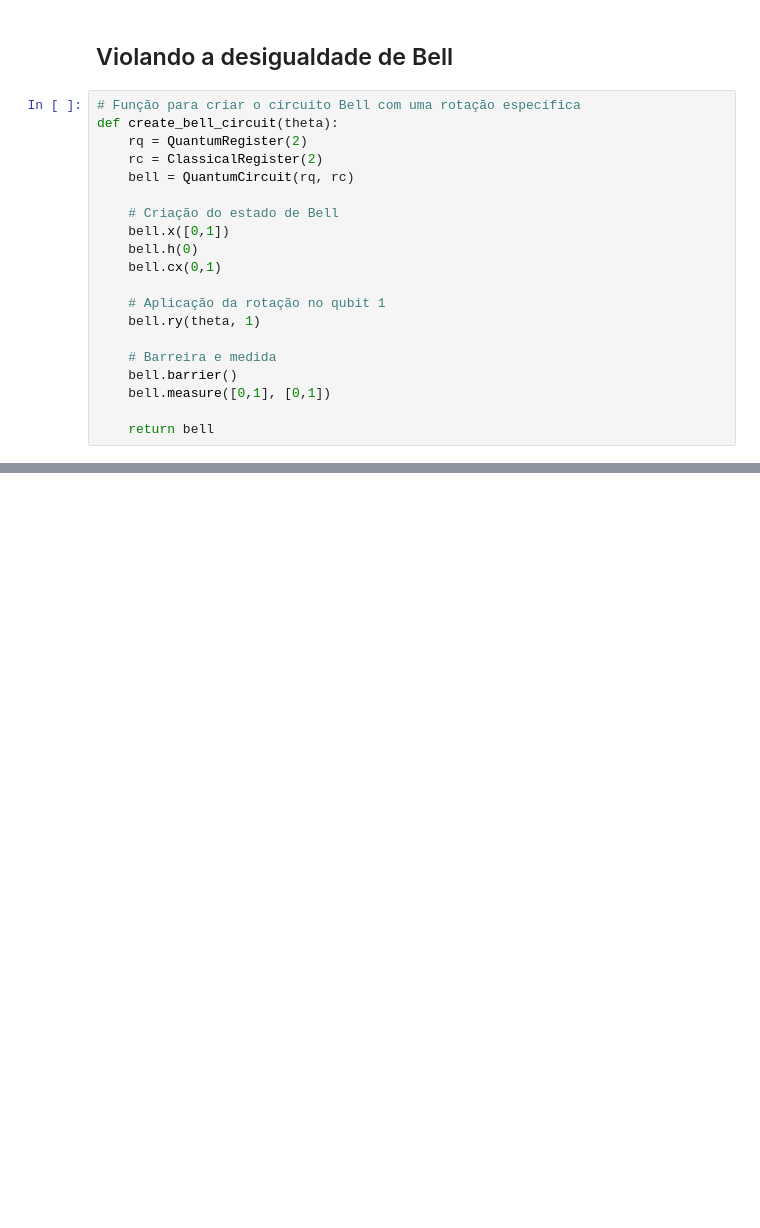
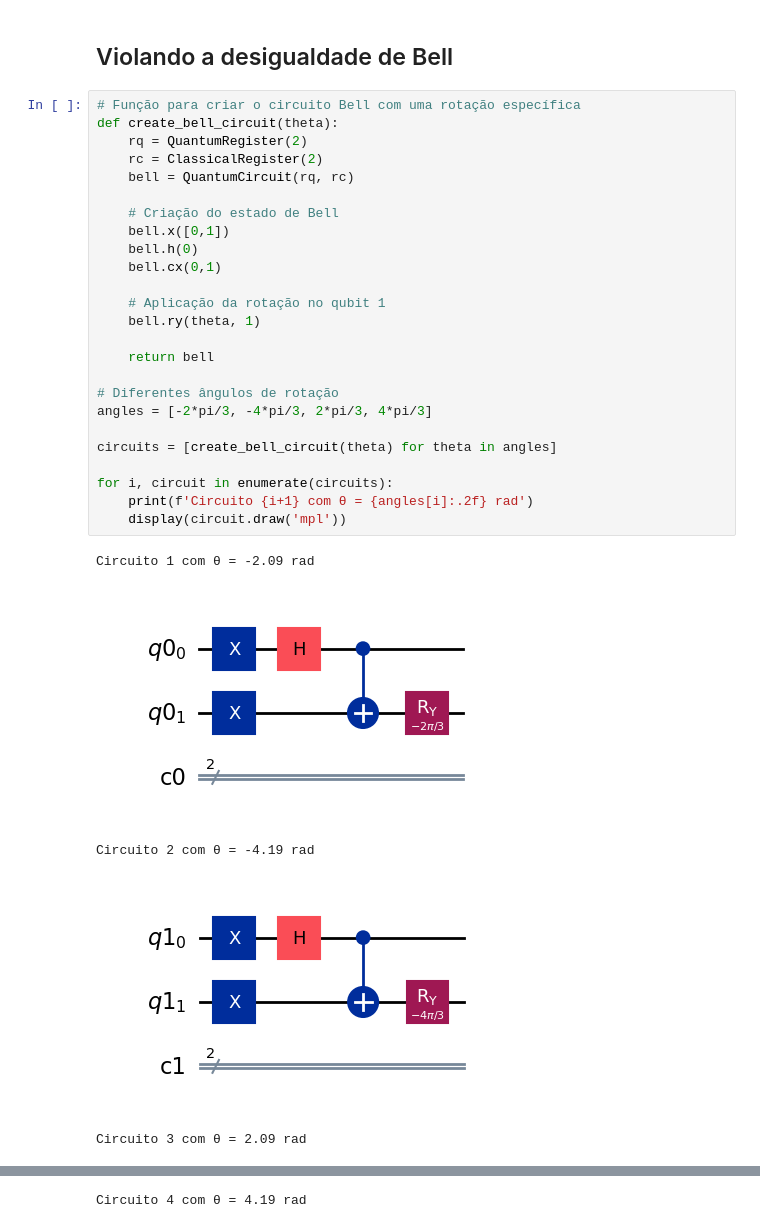
Before and after one commit to theianreis/Computa-o_qu-ntica, a Jupyter notebook: main/code/Algoritmos/Desigualdade_de_bell.ipynb/1-desigualdade_de_bell.ipynb, the cells around one changed output, grey strips where cells are left out. Cells and saved outputs as stored; diff of their text form; blank space fills up the shorter version.

Commit message:
Estudo da desigualdade de bell

```diff
--- a/main/code/Algoritmos/Desigualdade_de_bell.ipynb/1-desigualdade_de_bell.ipynb
+++ b/main/code/Algoritmos/Desigualdade_de_bell.ipynb/1-desigualdade_de_bell.ipynb
@@ -55,20 +55,31 @@ plot_histogram(counts, title='Desigualdade De Bell não violada')
 # %%
 # Função para criar o circuito Bell com uma rotação específica
 def create_bell_circuit(theta):
     rq = QuantumRegister(2)
     rc = ClassicalRegister(2)
     bell = QuantumCircuit(rq, rc)
 
     # Criação do estado de Bell
     bell.x([0,1])
     bell.h(0)
     bell.cx(0,1)
 
     # Aplicação da rotação no qubit 1
     bell.ry(theta, 1)
 
-    # Barreira e medida
-    bell.barrier()
-    bell.measure([0,1], [0,1])
+    return bell
 
-    return bell
+# Diferentes ângulos de rotação
+angles = [-2*pi/3, -4*pi/3, 2*pi/3, 4*pi/3]
+
+circuits = [create_bell_circuit(theta) for theta in angles]
+
+for i, circuit in enumerate(circuits):
+    print(f'Circuito {i+1} com θ = {angles[i]:.2f} rad')
+    display(circuit.draw('mpl'))
+# %% [output]
+Circuito 1 com θ = -2.09 rad
+[figure, added]
+Circuito 2 com θ = -4.19 rad
+[figure, added]
+Circuito 3 com θ = 2.09 rad
@@ -74,0 +87 @@ def create_bell_circuit(theta):
+Circuito 4 com θ = 4.19 rad
```
Also changed, not shown: parts of 10 cells of this notebook, 3 other files.
